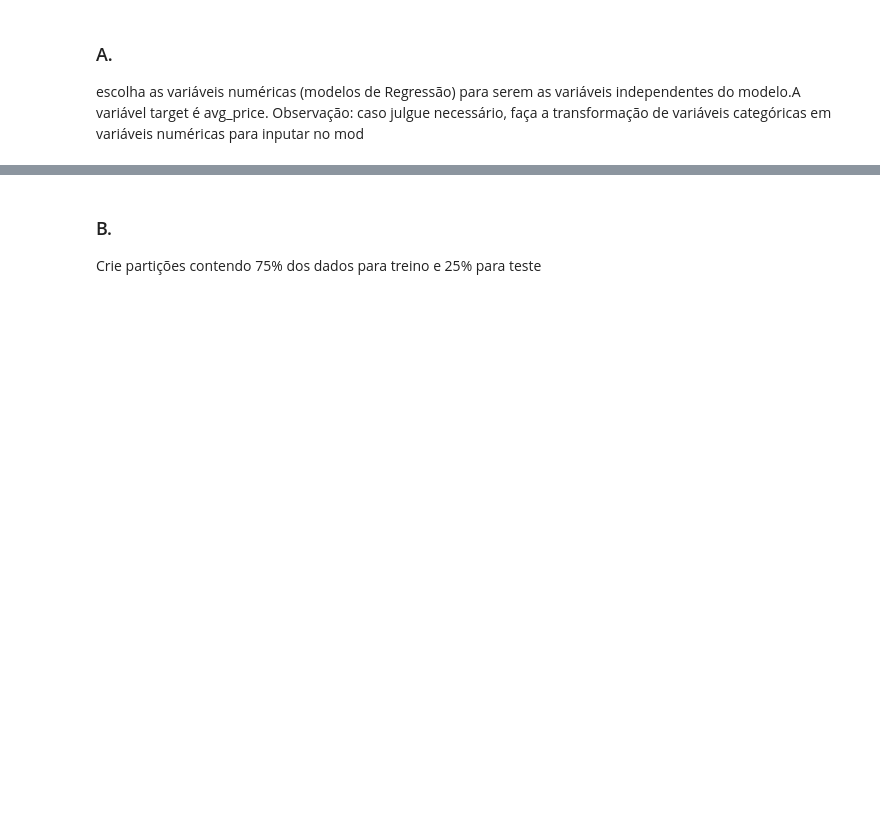
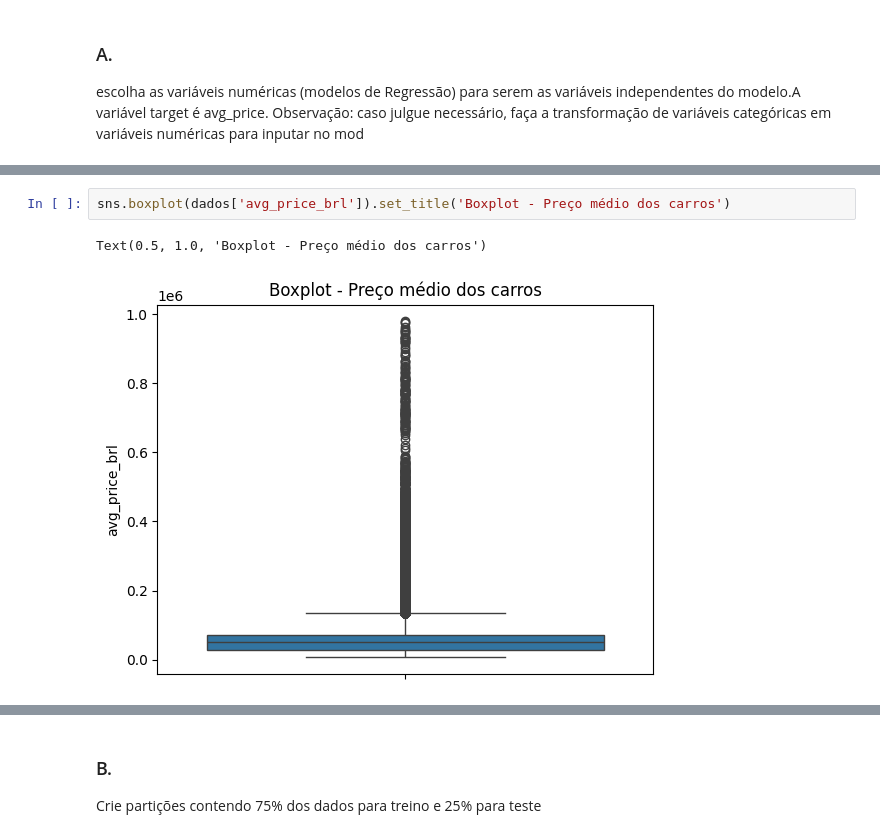
Before and after one commit to renansko/LPA, a Jupyter notebook: Dados/trabalho.ipynb, the cells around one changed output, grey strips where cells are left out. Cells and saved outputs as stored; diff of their text form; blank space fills up the shorter version.

```diff
--- a/Dados/trabalho.ipynb
+++ b/Dados/trabalho.ipynb
@@ -235,0 +276,5 @@ inputar no mod
+# %%
+sns.boxplot(dados['avg_price_brl']).set_title('Boxplot - Preço médio dos carros')
+# %% [output]
+Text(0.5, 1.0, 'Boxplot - Preço médio dos carros')
+[figure, added]
```
Also changed, not shown: parts of 7 cells of this notebook, 1 other file.
